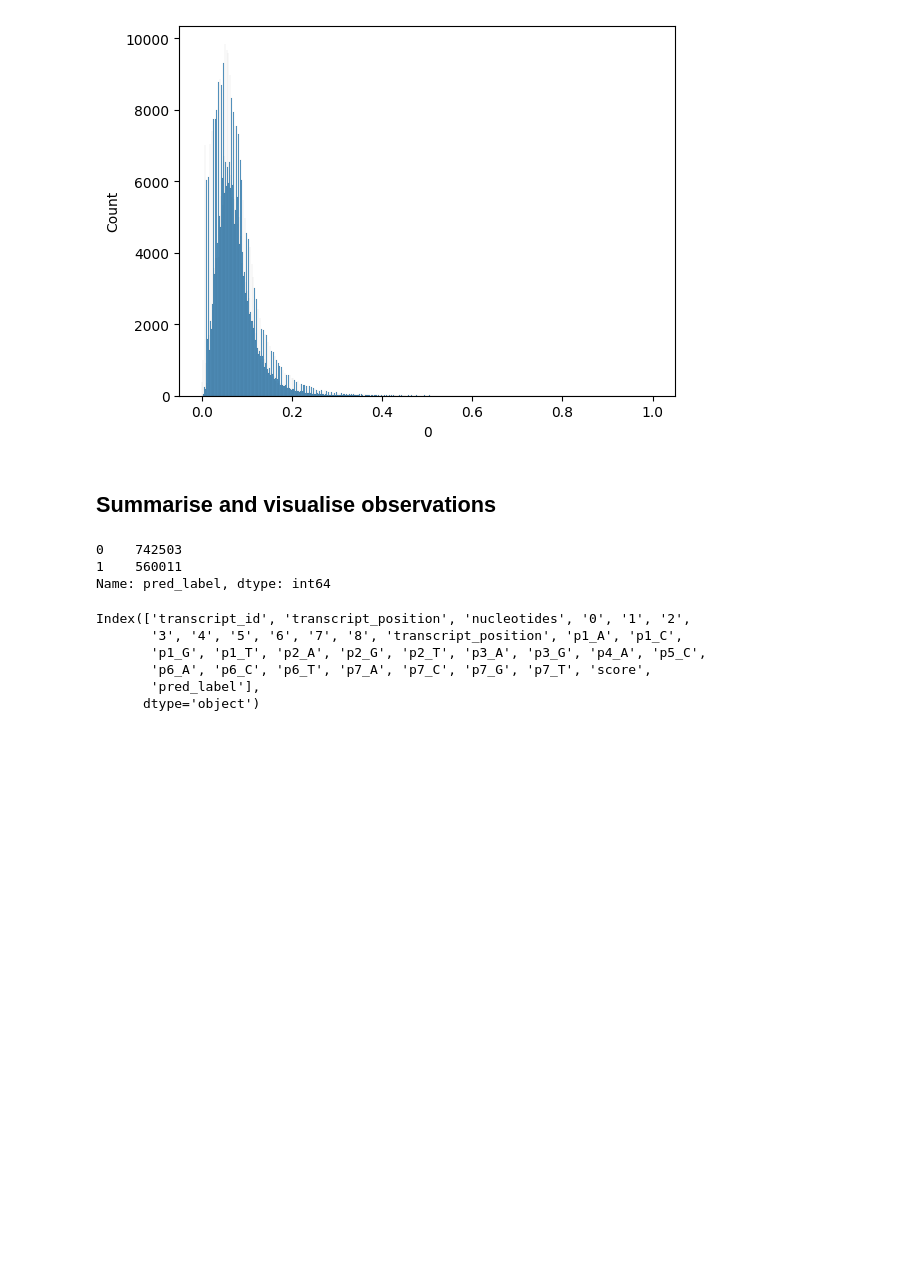
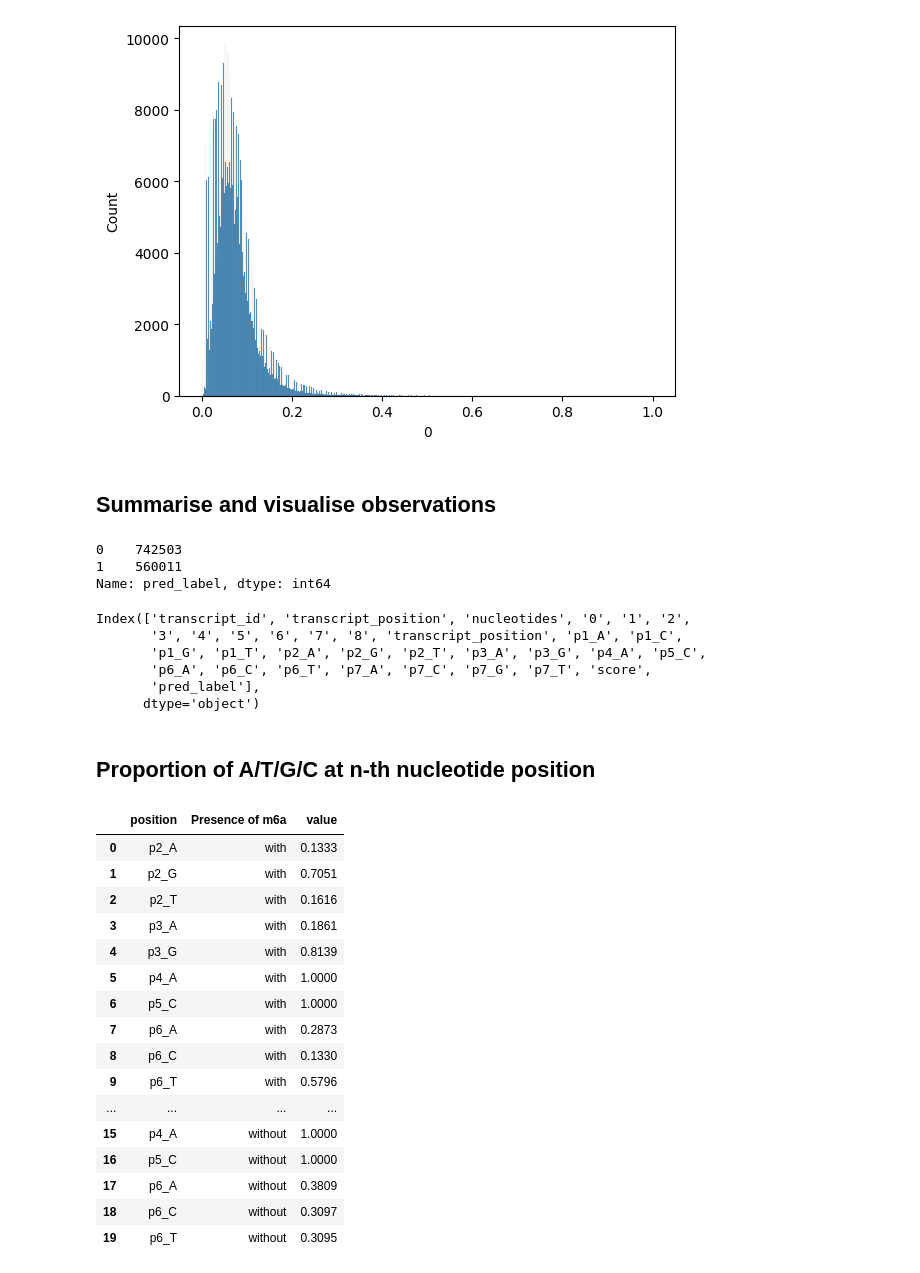
Before and after one commit to HaotingS/dsa4262_project, a Jupyter notebook: notebooks/sgnex_yeejet.ipynb, the cells around one changed output. Drawn from its saved outputs; the diff is of its cells as text; code cells hidden in the pictures; blank space fills up the shorter version.

```diff
--- a/notebooks/sgnex_yeejet.ipynb
+++ b/notebooks/sgnex_yeejet.ipynb
@@ -336,3 +336,5 @@ Index(['transcript_id', 'transcript_position', 'nucleotides', '0', '1', '2',
       dtype='object')
 # %%
 df1.filter()
+# %% [markdown]
+## Proportion of A/T/G/C at n-th nucleotide position
@@ -338,0 +354,20 @@ df1.filter()
+# %%
+dfs1
+# %% [output]
+|  | position | Presence of m6a | value |
+| 0 | p2_A | with | 0.1333 |
+| 1 | p2_G | with | 0.7051 |
+| 2 | p2_T | with | 0.1616 |
+| 3 | p3_A | with | 0.1861 |
+| 4 | p3_G | with | 0.8139 |
+| 5 | p4_A | with | 1.0000 |
+| 6 | p5_C | with | 1.0000 |
+| 7 | p6_A | with | 0.2873 |
+| 8 | p6_C | with | 0.1330 |
+| 9 | p6_T | with | 0.5796 |
+| ... | ... | ... | ... |
+| 15 | p4_A | without | 1.0000 |
+| 16 | p5_C | without | 1.0000 |
+| 17 | p6_A | without | 0.3809 |
+| 18 | p6_C | without | 0.3097 |
+| 19 | p6_T | without | 0.3095 |
```
Also changed, not shown: parts of 4 cells of this notebook, 1 other file.
